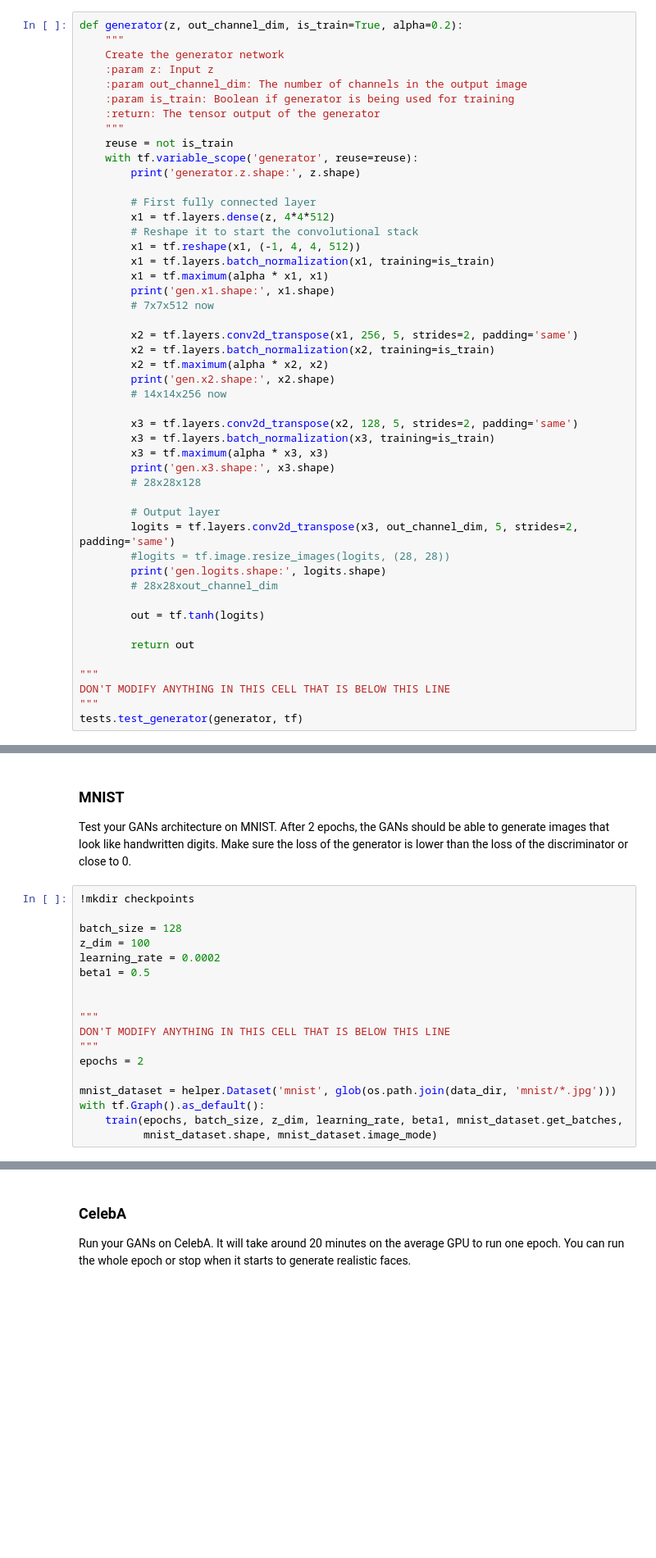
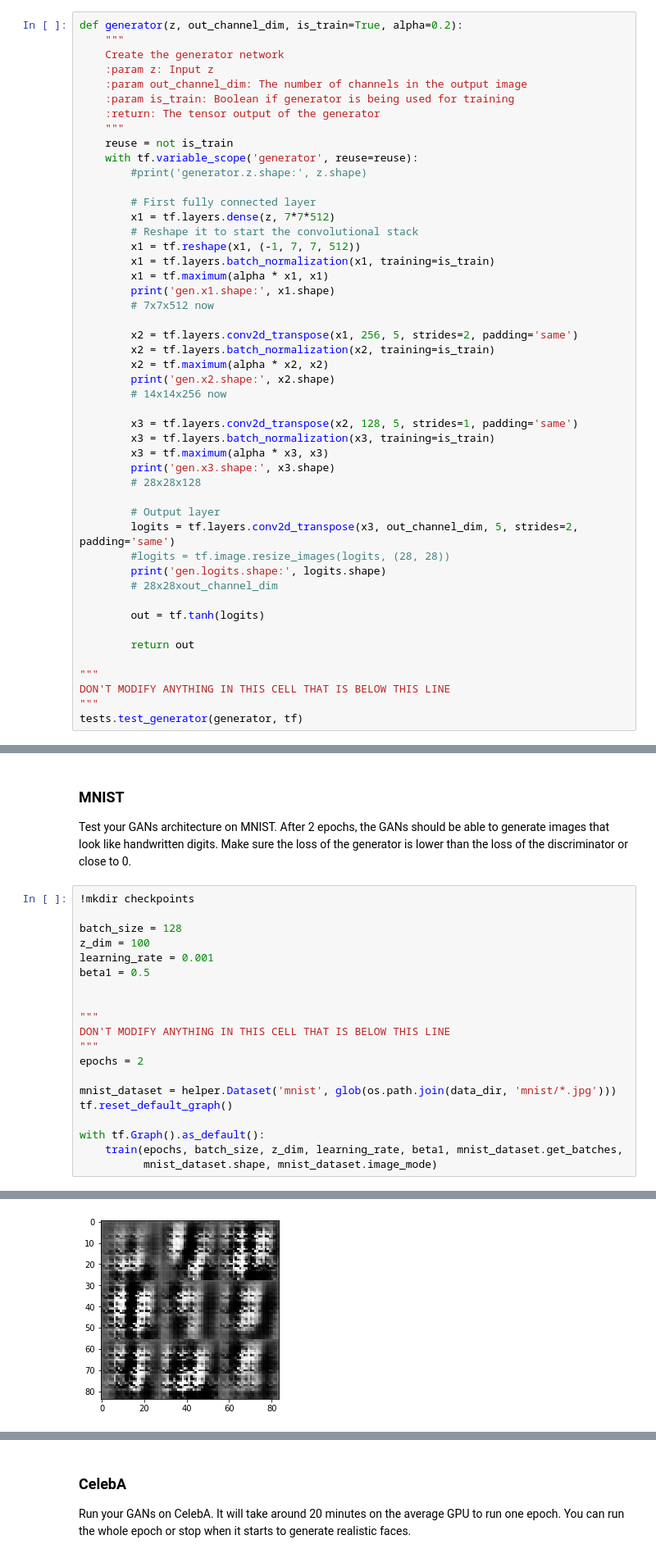
Before and after one commit to seinberg/deep-learning, a Jupyter notebook: face_generation/dlnd_face_generation.ipynb, the cells around one changed output, grey strips where cells are left out. Shown at 82% size. Cells and saved outputs as stored; diff of their text form; blank space fills up the shorter version.

```diff
--- a/face_generation/dlnd_face_generation.ipynb
+++ b/face_generation/dlnd_face_generation.ipynb
@@ -202,12 +204,12 @@ def generator(z, out_channel_dim, is_train=True, alpha=0.2):
     """
     reuse = not is_train
     with tf.variable_scope('generator', reuse=reuse):
-        print('generator.z.shape:', z.shape)
+        #print('generator.z.shape:', z.shape)
 
         # First fully connected layer
-        x1 = tf.layers.dense(z, 4*4*512)
+        x1 = tf.layers.dense(z, 7*7*512)
         # Reshape it to start the convolutional stack
-        x1 = tf.reshape(x1, (-1, 4, 4, 512))
+        x1 = tf.reshape(x1, (-1, 7, 7, 512))
         x1 = tf.layers.batch_normalization(x1, training=is_train)
         x1 = tf.maximum(alpha * x1, x1)
         print('gen.x1.shape:', x1.shape)
@@ -219,7 +221,7 @@ def generator(z, out_channel_dim, is_train=True, alpha=0.2):
         print('gen.x2.shape:', x2.shape)
         # 14x14x256 now
 
-        x3 = tf.layers.conv2d_transpose(x2, 128, 5, strides=2, padding='same')
+        x3 = tf.layers.conv2d_transpose(x2, 128, 5, strides=1, padding='same')
         x3 = tf.layers.batch_normalization(x3, training=is_train)
         x3 = tf.maximum(alpha * x3, x3)
         print('gen.x3.shape:', x3.shape)
@@ -452,7 +441,7 @@ Test your GANs architecture on MNIST.  After 2 epochs, the GANs should be able t
 
 batch_size = 128
 z_dim = 100
-learning_rate = 0.0002
+learning_rate = 0.001
 beta1 = 0.5
 
 
@@ -462,6 +451,8 @@ DON'T MODIFY ANYTHING IN THIS CELL THAT IS BELOW THIS LINE
 epochs = 2
 
 mnist_dataset = helper.Dataset('mnist', glob(os.path.join(data_dir, 'mnist/*.jpg')))
+tf.reset_default_graph()
+
 with tf.Graph().as_default():
     train(epochs, batch_size, z_dim, learning_rate, beta1, mnist_dataset.get_batches,
           mnist_dataset.shape, mnist_dataset.image_mode)
@@ -469,0 +477 @@ A subdirectory or file checkpoints already exists.
+[figure, new version]
```
Also changed, not shown: parts of 9 cells of this notebook.
